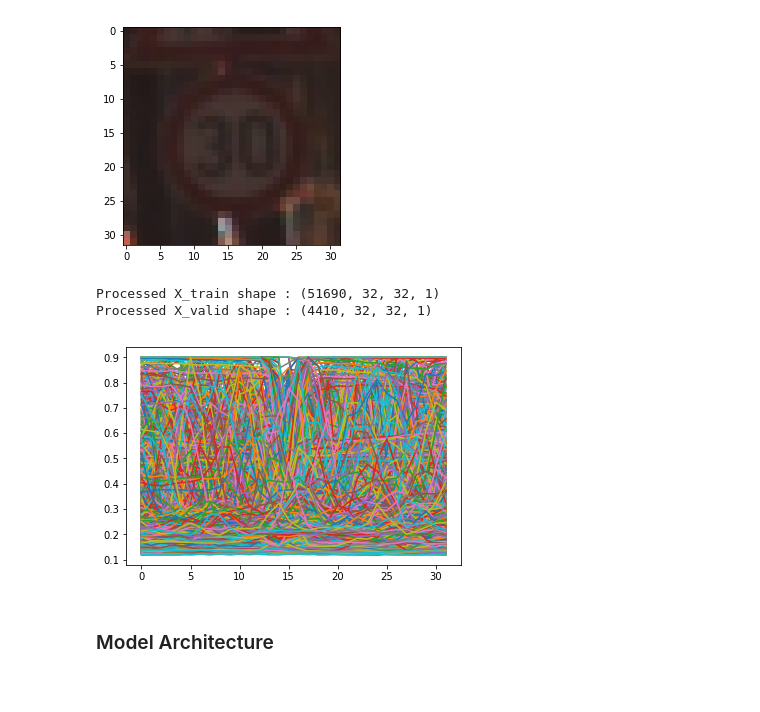
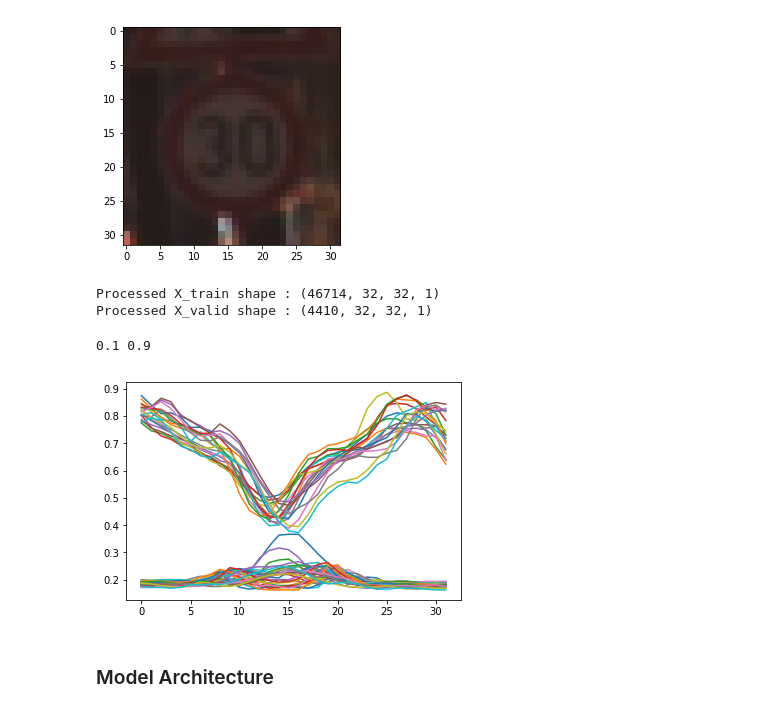
Before and after one commit to Rxmeez/SDCND-1-TrafficSignClassifier, a Jupyter notebook: Traffic_Sign_Classifier.ipynb, the cells around one changed output. Drawn from its saved outputs; the diff is of its cells as text; code cells hidden in the pictures.

```diff
--- a/Traffic_Sign_Classifier.ipynb
+++ b/Traffic_Sign_Classifier.ipynb
@@ -136,7 +136,7 @@ plt.imshow(tst_img)
 # Number of data in each bin
 y_train_bincount = np.bincount(y_train)
 print("y_train_bincount : {}".format(y_train_bincount))
-y_train_mean = 1000 #np.int(np.mean(y_train_bincount))
+y_train_mean = np.int(np.mean(y_train_bincount))
 print("y_train_mean : {}".format(y_train_mean))
 rotate_values = [-20, -15, -10, -5, 5, 10, 15, 20]
 
@@ -243,7 +243,7 @@ def grayscale(img):
 
 def zero_mean_normalization(img):
     """ Zero Mean Normalization to range data from -1 to 1 """
-    return img / 255 * 0.8 + 0.1
+    return ((img / 255) * 0.8) + 0.1
 
 def preprocess(data):
     """Preprocess data being fed in by applying grayscale, normaization and then add an extra dimension"""
@@ -262,14 +262,16 @@ X_valid = preprocess(X_valid)
 print("Processed X_train shape : {}".format(X_train.shape))
 print("Processed X_valid shape : {}".format(X_valid.shape))
 # %% [output]
-Processed X_train shape : (51690, 32, 32, 1)
+Processed X_train shape : (46714, 32, 32, 1)
 Processed X_valid shape : (4410, 32, 32, 1)
 # %%
-for i in range(2000):
+print(X_train[..., 0].min(), X_train[..., 0].max())
+for i in range(50):
     plt.plot(X_train[i][3])
 plt.show()
 # %% [output]
+0.1 0.9
-[figure, old version]
+[figure, new version]
 # %%
 from sklearn.utils import shuffle
 
```
Also changed, not shown: parts of 8 cells of this notebook, 8 other files.
